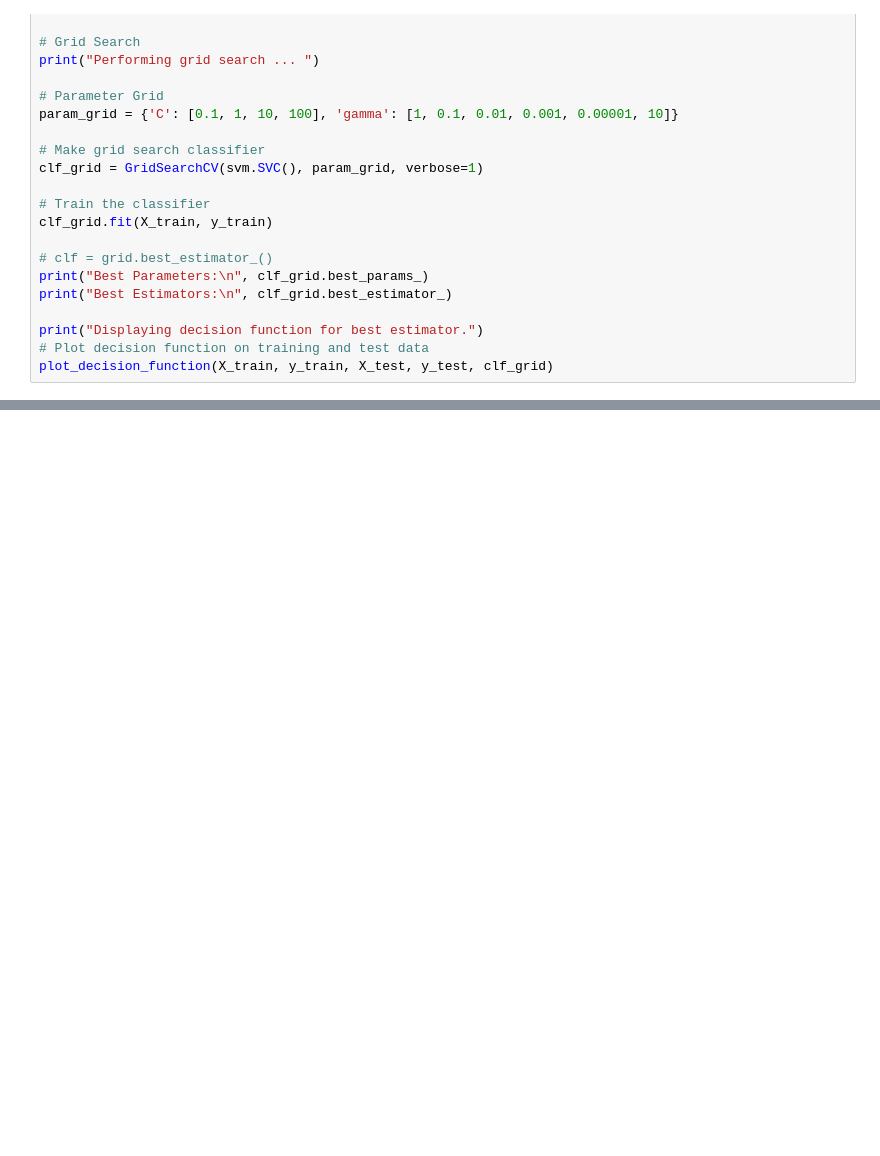
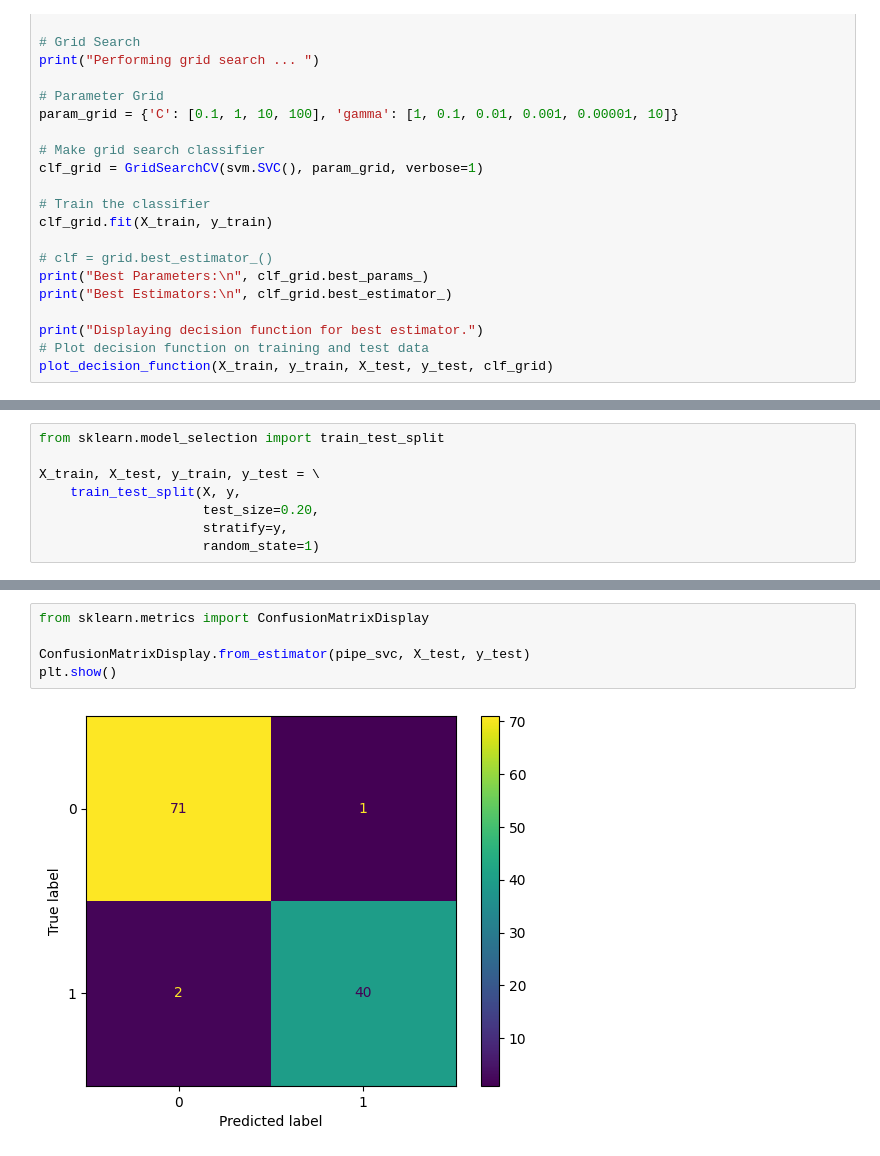
Before and after one commit to bloblog/TIL, a Jupyter notebook: MLDL.ipynb, the cells around one changed output, grey strips where cells are left out. Cells and saved outputs as stored; diff of their text form; blank space fills up the shorter version.

```diff
--- a/MLDL.ipynb
+++ b/MLDL.ipynb
@@ -801,0 +861,8 @@ plot_decision_function(X_train, y_train, X_test, y_test, clf_grid)
+# %%
+from sklearn.model_selection import train_test_split
+
+X_train, X_test, y_train, y_test = \
+    train_test_split(X, y,
+                     test_size=0.20,
+                     stratify=y,
+                     random_state=1)
@@ -801,0 +1291,7 @@ plot_decision_function(X_train, y_train, X_test, y_test, clf_grid)
+# %%
+from sklearn.metrics import ConfusionMatrixDisplay
+
+ConfusionMatrixDisplay.from_estimator(pipe_svc, X_test, y_test)
+plt.show()
+# %% [output]
+[figure, added]
```
Also changed, not shown: parts of 63 cells of this notebook.
